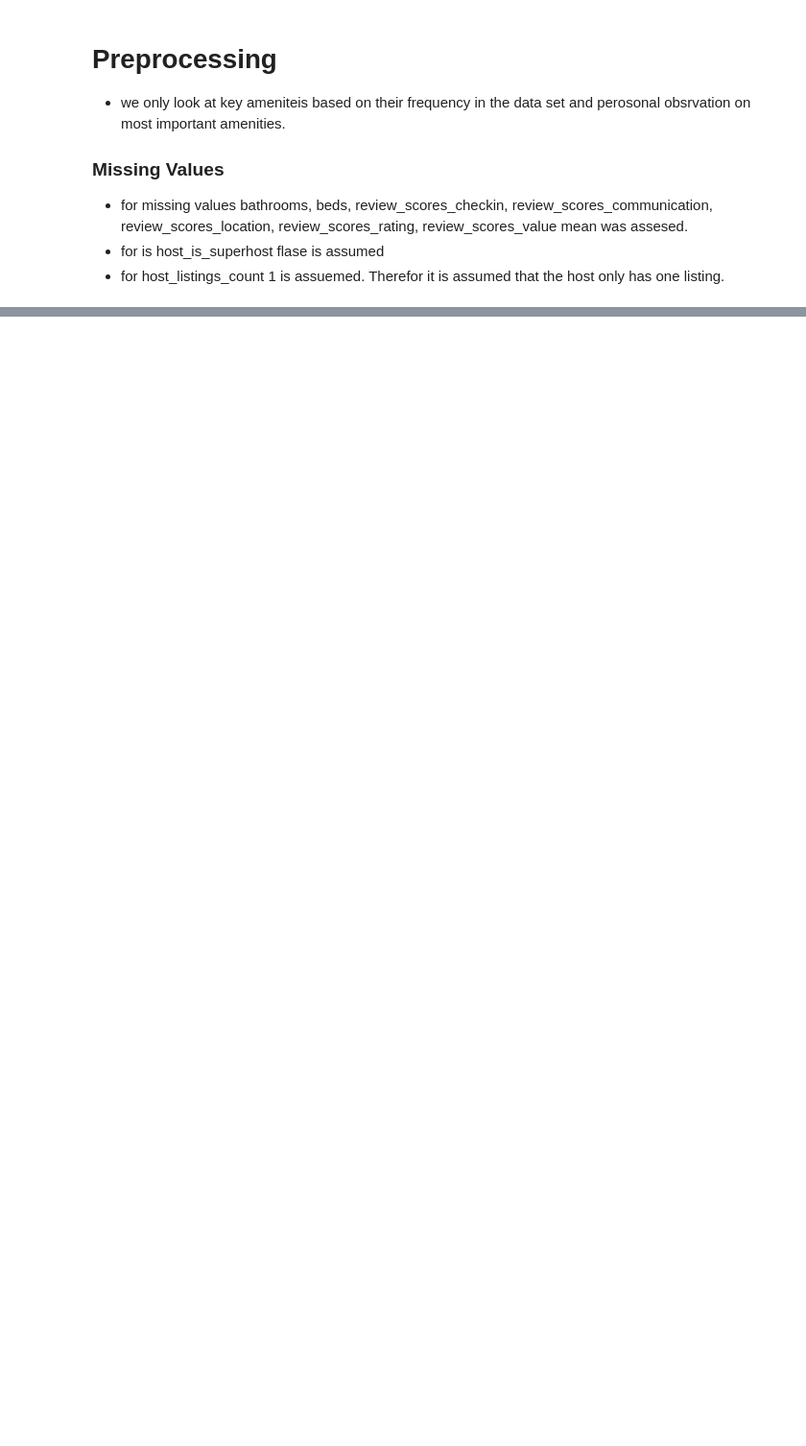
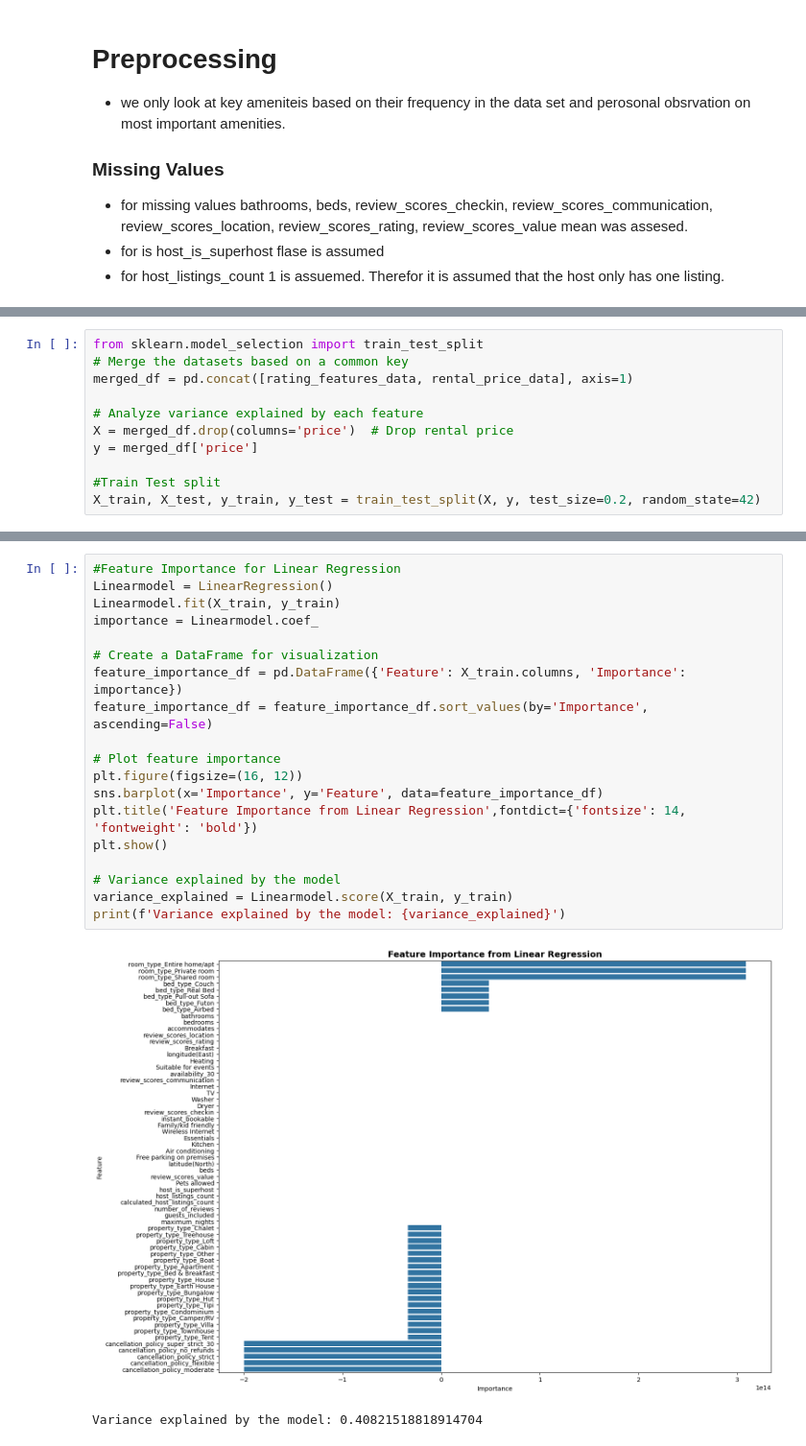
Before and after one commit to paulKlarer/BI_oyo_hotel_prices, a Jupyter notebook: code/analysis.ipynb, the cells around one changed output, grey strips where cells are left out. Shown: that part at 96% size. Saved outputs shown, nothing was run; the diff lists cells and outputs as text; blank space fills up the shorter version.

```diff
--- a/code/analysis.ipynb
+++ b/code/analysis.ipynb
@@ -196,0 +194,11 @@ max                      1.000000                             1.000000
+# %%
+from sklearn.model_selection import train_test_split
+# Merge the datasets based on a common key
+merged_df = pd.concat([rating_features_data, rental_price_data], axis=1)
+
+# Analyze variance explained by each feature
+X = merged_df.drop(columns='price')  # Drop rental price
+y = merged_df['price']
+
+#Train Test split
+X_train, X_test, y_train, y_test = train_test_split(X, y, test_size=0.2, random_state=42)
@@ -278,0 +253,22 @@ Length: 64, dtype: float64
+# %%
+#Feature Importance for Linear Regression
+Linearmodel = LinearRegression()
+Linearmodel.fit(X_train, y_train)
+importance = Linearmodel.coef_
+
+# Create a DataFrame for visualization
+feature_importance_df = pd.DataFrame({'Feature': X_train.columns, 'Importance': importance})
+feature_importance_df = feature_importance_df.sort_values(by='Importance', ascending=False)
+
+# Plot feature importance
+plt.figure(figsize=(16, 12))
+sns.barplot(x='Importance', y='Feature', data=feature_importance_df)
+plt.title('Feature Importance from Linear Regression',fontdict={'fontsize': 14, 'fontweight': 'bold'})
+plt.show()
+
+# Variance explained by the model
+variance_explained = Linearmodel.score(X_train, y_train)
+print(f'Variance explained by the model: {variance_explained}')
+# %% [output]
+[figure, added]
+Variance explained by the model: 0.40821518818914704
```
Also changed, not shown: parts of 10 cells of this notebook.
